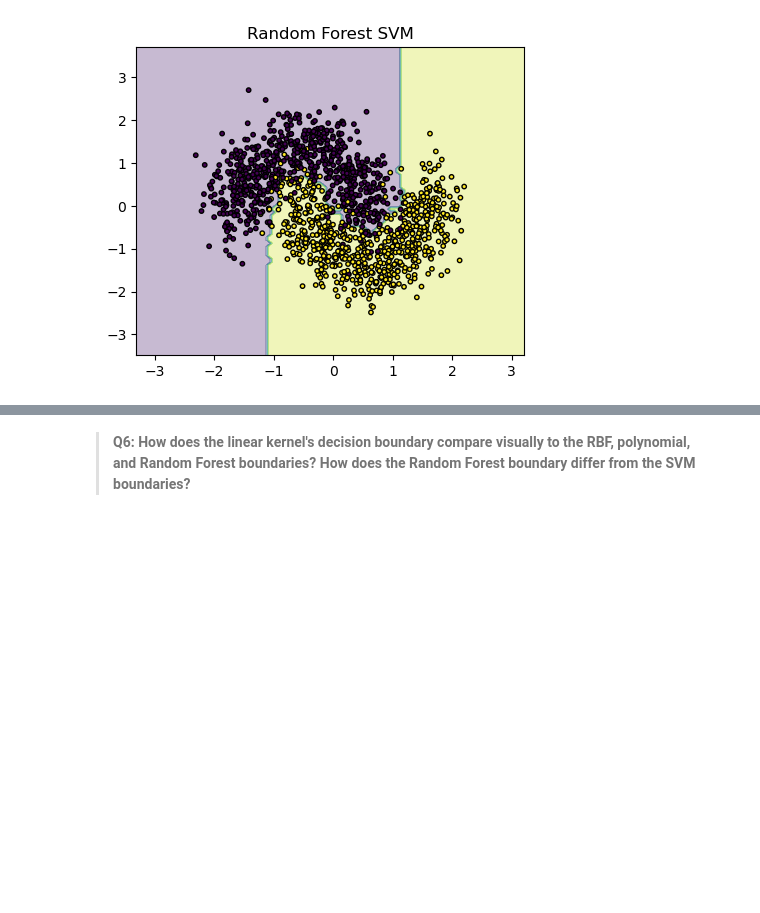
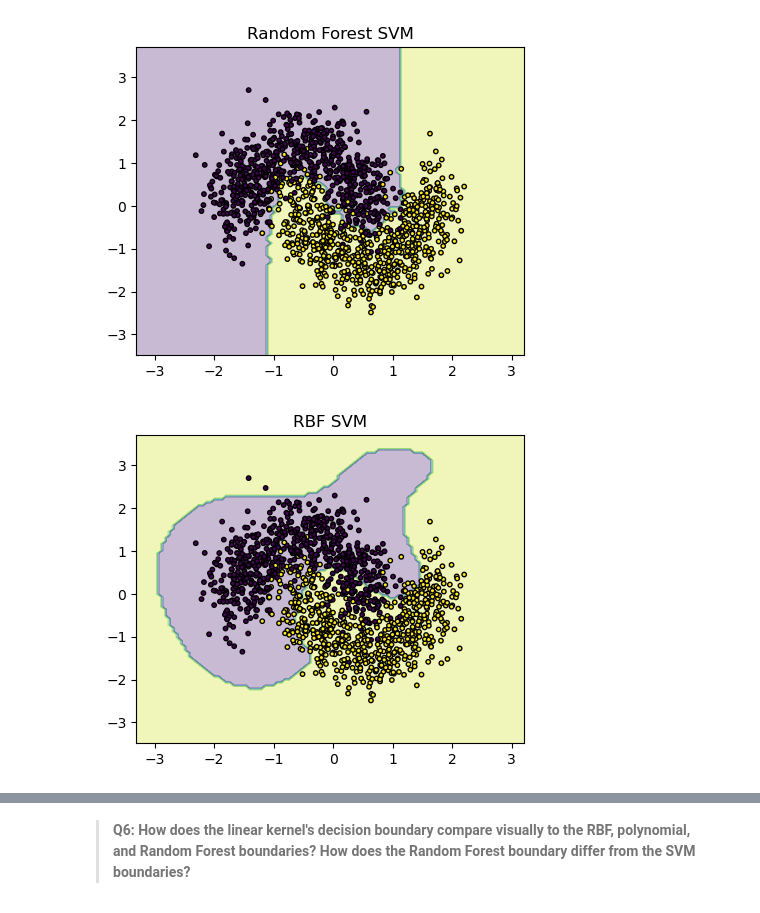
Before and after one commit to mmorenorolon/eds232-labs, a Jupyter notebook: week8/lab8.ipynb, the cells around one changed output, grey strips where cells are left out. Saved outputs shown, nothing was run; the diff lists cells and outputs as text; code cells hidden in the pictures; blank space fills up the shorter version.

```diff
--- a/week8/lab8.ipynb
+++ b/week8/lab8.ipynb
@@ -216,28 +240,3 @@ Using `GridSearchCV` with 5-fold cross-validation and `random_state = 42`, searc
 `gamma`: 'scale', 0.001, 0.01, 0.1, 1
 `degree`: 2, 3, 4
 `coef0`: 0.0, 1.0
-# %%
-param_grid_poly = {'poly': [0.1, 1, 10, 100],
-                   'gamma': ['scale', 0.001, 0.01, 0.1, 1],
-                   'degree': [2, 3, 4],
-                   'coef0': [0.0, 1]
-                   }
-
-grid_poly = GridSearchCV(
-    SVC(random_state=42),
-    param_grid=param_grid_poly,
-    cv=5,
-    scoring='accuracy',
-    n_jobs=-1
-)
-
-grid_poly.fit(X_train_scaled, y_train)
-
-best_overall = grid_poly.best_estimator_
-test_accuracy_overall = accuracy_score(
-    y_test,
-    best_overall.predict(X_test_scaled))
-
-print(f"Best params:{grid_poly.best_params_}")
-print(f"CV accuracy:{grid_poly.best_score_:.3f}")
-print(f"Test Accuracy:{test_accuracy_overall:.3f}")
@@ -365,3 +449,20 @@ ax.set_title('Random Forest SVM')
 plt.show()
 # %% [output]
 [figure]
+# %%
+# Plot the decision boundary for RBF
+fig, ax = plt.subplots(figsize=(5, 4))
+
+DecisionBoundaryDisplay.from_estimator(
+    rbf_grid.best_estimator_, X_train_scaled,
+    ax=ax,
+    response_method='predict',
+    alpha=0.3
+)
+
+ax.scatter(X_train_scaled[:, 0], X_train_scaled[:, 1], c=y_train, s=10, edgecolors='k')
+
+ax.set_title('RBF SVM')
+plt.show()
+# %% [output]
+[figure, added]
```
Also changed, not shown: parts of 27 cells of this notebook.
